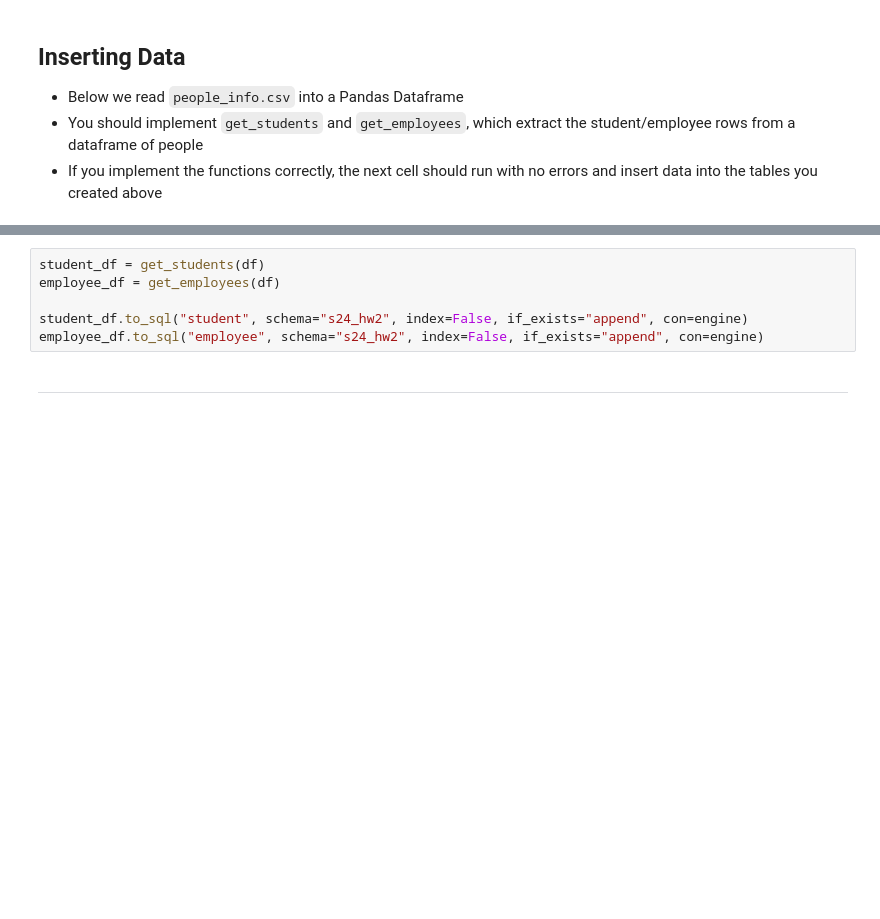
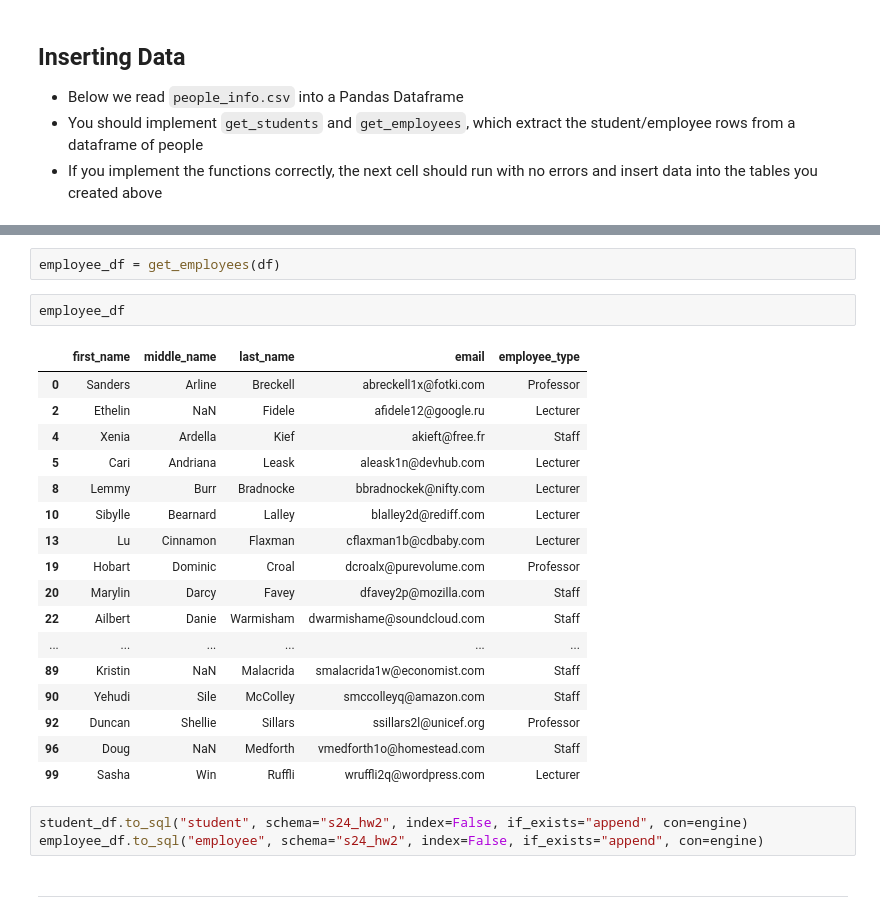
Before and after one commit to donald-f-ferguson/W4111-Intro-to-Databases-Spring-2024, a Jupyter notebook: Homework/HW2/HW2 Programming/S24-W4111-HW2-Programming.ipynb, the cells around one changed output, grey strips where cells are left out. Saved outputs shown, nothing was run; the diff lists cells and outputs as text; blank space fills up the shorter version.

```diff
--- a/Homework/HW2/HW2 Programming/S24-W4111-HW2-Programming.ipynb
+++ b/Homework/HW2/HW2 Programming/S24-W4111-HW2-Programming.ipynb
@@ -149,7 +214,26 @@ def get_employees(df):
+# %%
+employee_df = get_employees(df)
+# %%
+employee_df
+# %% [output]
+|  | first_name | middle_name | last_name | email | employee_type |
+| 0 | Sanders | Arline | Breckell | abreckell1x@fotki.com | Professor |
+| 2 | Ethelin | NaN | Fidele | afidele12@google.ru | Lecturer |
+| 4 | Xenia | Ardella | Kief | akieft@free.fr | Staff |
+| 5 | Cari | Andriana | Leask | aleask1n@devhub.com | Lecturer |
+| 8 | Lemmy | Burr | Bradnocke | bbradnockek@nifty.com | Lecturer |
+| 10 | Sibylle | Bearnard | Lalley | blalley2d@rediff.com | Lecturer |
+| 13 | Lu | Cinnamon | Flaxman | cflaxman1b@cdbaby.com | Lecturer |
+| 19 | Hobart | Dominic | Croal | dcroalx@purevolume.com | Professor |
+| 20 | Marylin | Darcy | Favey | dfavey2p@mozilla.com | Staff |
+| 22 | Ailbert | Danie | Warmisham | dwarmishame@soundcloud.com | Staff |
+| ... | ... | ... | ... | ... | ... |
+| 89 | Kristin | NaN | Malacrida | smalacrida1w@economist.com | Staff |
+| 90 | Yehudi | Sile | McColley | smccolleyq@amazon.com | Staff |
+| 92 | Duncan | Shellie | Sillars | ssillars2l@unicef.org | Professor |
+| 96 | Doug | NaN | Medforth | vmedforth1o@homestead.com | Staff |
+| 99 | Sasha | Win | Ruffli | wruffli2q@wordpress.com | Lecturer |
 # %%
-student_df = get_students(df)
-employee_df = get_employees(df)
-
 student_df.to_sql("student", schema="s24_hw2", index=False, if_exists="append", con=engine)
 employee_df.to_sql("employee", schema="s24_hw2", index=False, if_exists="append", con=engine)
 # %% [markdown]
```
Also changed, not shown: parts of 6 cells of this notebook, 8 other files.
